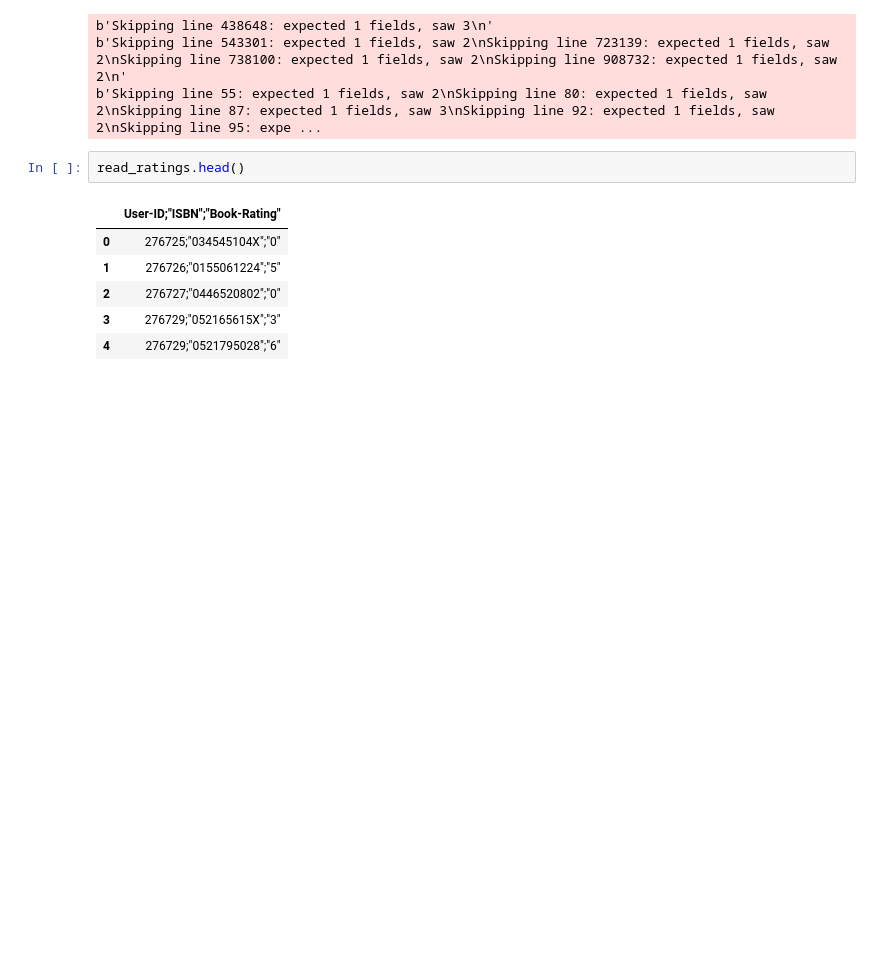
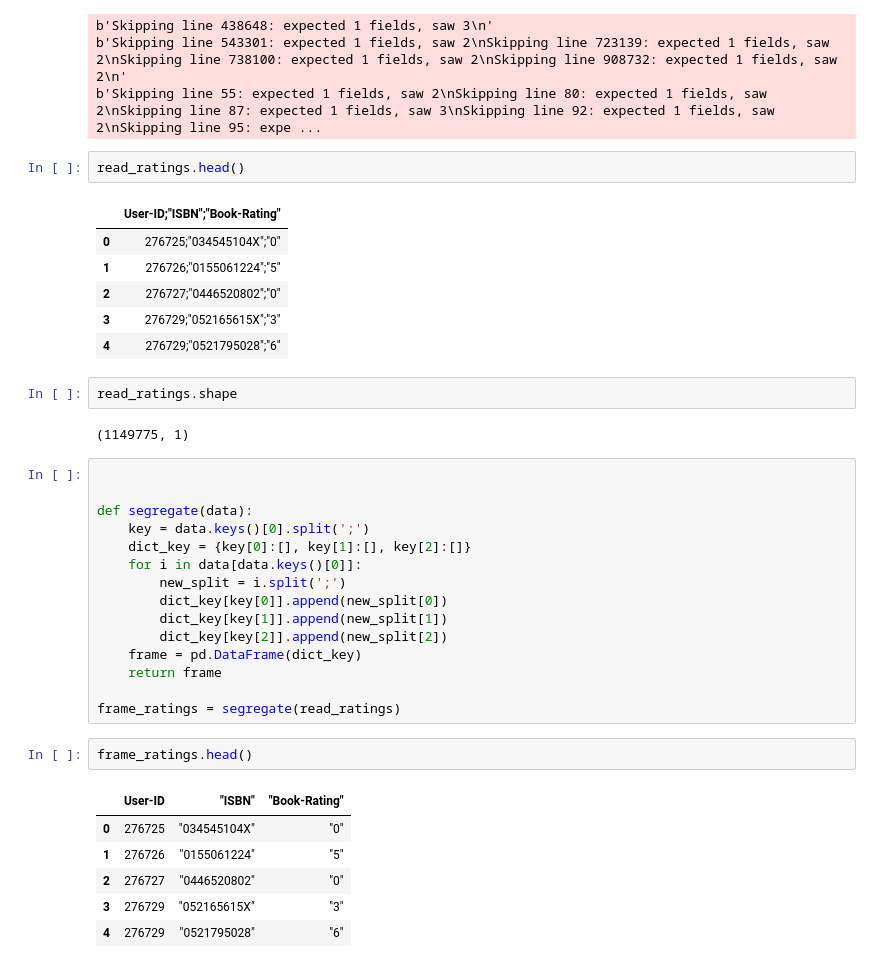
Before and after one commit to elishatofunmi/data-preprocessing, a Jupyter notebook: BX recommendation/Data preprocessing and Cleaning.ipynb, the cells around one changed output. Cells and saved outputs as stored; diff of their text form; blank space fills up the shorter version.

```diff
--- a/BX recommendation/Data preprocessing and Cleaning.ipynb
+++ b/BX recommendation/Data preprocessing and Cleaning.ipynb
@@ -21,3 +21,31 @@ read_ratings.head()
 | 2 | 276727;"0446520802";"0" |
 | 3 | 276729;"052165615X";"3" |
 | 4 | 276729;"0521795028";"6" |
+# %%
+read_ratings.shape
+# %% [output]
+(1149775, 1)
+# %%
+
+
+def segregate(data):
+    key = data.keys()[0].split(';')
+    dict_key = {key[0]:[], key[1]:[], key[2]:[]}
+    for i in data[data.keys()[0]]:
+        new_split = i.split(';')
+        dict_key[key[0]].append(new_split[0])
+        dict_key[key[1]].append(new_split[1])
+        dict_key[key[2]].append(new_split[2])
+    frame = pd.DataFrame(dict_key)
+    return frame
+
+frame_ratings = segregate(read_ratings)
+# %%
+frame_ratings.head()
+# %% [output]
+|  | User-ID | "ISBN" | "Book-Rating" |
+| 0 | 276725 | "034545104X" | "0" |
+| 1 | 276726 | "0155061224" | "5" |
+| 2 | 276727 | "0446520802" | "0" |
+| 3 | 276729 | "052165615X" | "3" |
+| 4 | 276729 | "0521795028" | "6" |
```
Also changed, not shown: parts of 8 cells of this notebook.
